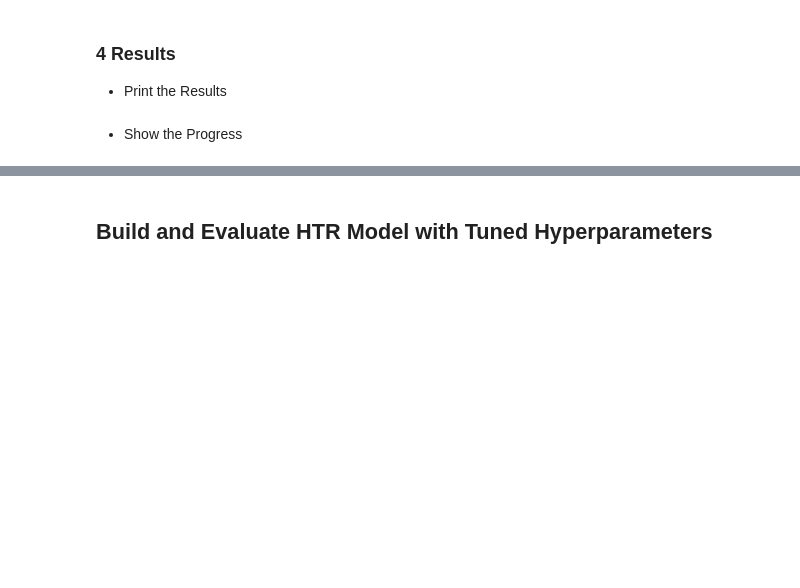
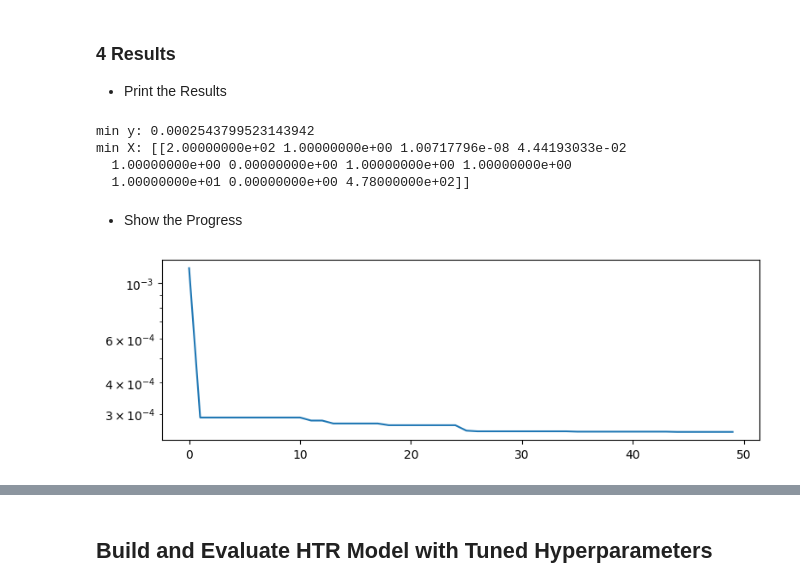
Before and after one commit to sequential-parameter-optimization/spotRiver, a Jupyter notebook: notebooks/14_spotriver_htr_synth_weighted.ipynb, the cells around one changed output, grey strips where cells are left out. Cells and saved outputs as stored; diff of their text form; code cells hidden in the pictures; blank space fills up the shorter version.

```diff
--- a/notebooks/14_spotriver_htr_synth_weighted.ipynb
+++ b/notebooks/14_spotriver_htr_synth_weighted.ipynb
@@ -120,11 +120,12 @@ for x,y in dataset:
 # [[2.00e+02 1.00e+01 1.00e-06 7.50e-02 2.00e+00 1.00e+00 0.00e+00 7.00e+00 0.00e+00 3.12e+02]]
 lower = np.array([100, 1,  1e-8, 0.025, 0, 0, 0.8,  0,  5, 0, 250.0])
 upper = np.array([200, 10, 1e-6, 0.075, 1, 1, 0.975, 1, 10, 1, 750.0])
+
 fun_control = {"data": dataset,
                "n_samples": n_samples,
-               "weights": np.array([1/10, 1, 1]),
+               "weights": np.array([1/10, 1, 1]*1000),
                "step": 100,
-               "verbosity": 0}
+               "verbosity": 1}
 # %% [markdown]
 ### 3 Run the `Spot` Optimizer
 
@@ -139,7 +140,7 @@ spot_htr = spot.Spot(fun=fun,
                    upper = upper,
                    fun_evals = inf,
                    fun_repeats = 1,
-                   max_time = 10,
+                   max_time = 5,
                    noise = False,
                    tolerance_x = np.sqrt(np.spacing(1)),
                    var_type=var_type,
@@ -168,9 +188,16 @@ spot_htr.run()
 * Print the Results
 # %%
 spot_htr.print_results()
+# %% [output]
+min y: 0.0002543799523143942
+min X: [[2.00000000e+02 1.00000000e+00 1.00717796e-08 4.44193033e-02
+  1.00000000e+00 0.00000000e+00 1.00000000e+00 1.00000000e+00
+  1.00000000e+01 0.00000000e+00 4.78000000e+02]]
 # %% [markdown]
 * Show the Progress
 # %%
-spot_htr.plot_progress(log_y=False)
+spot_htr.plot_progress(log_y=True)
+# %% [output]
+[figure, added]
 # %%
 spot_htr.print_importance()
```
Also changed, not shown: parts of 7 cells of this notebook, 1 other file.
